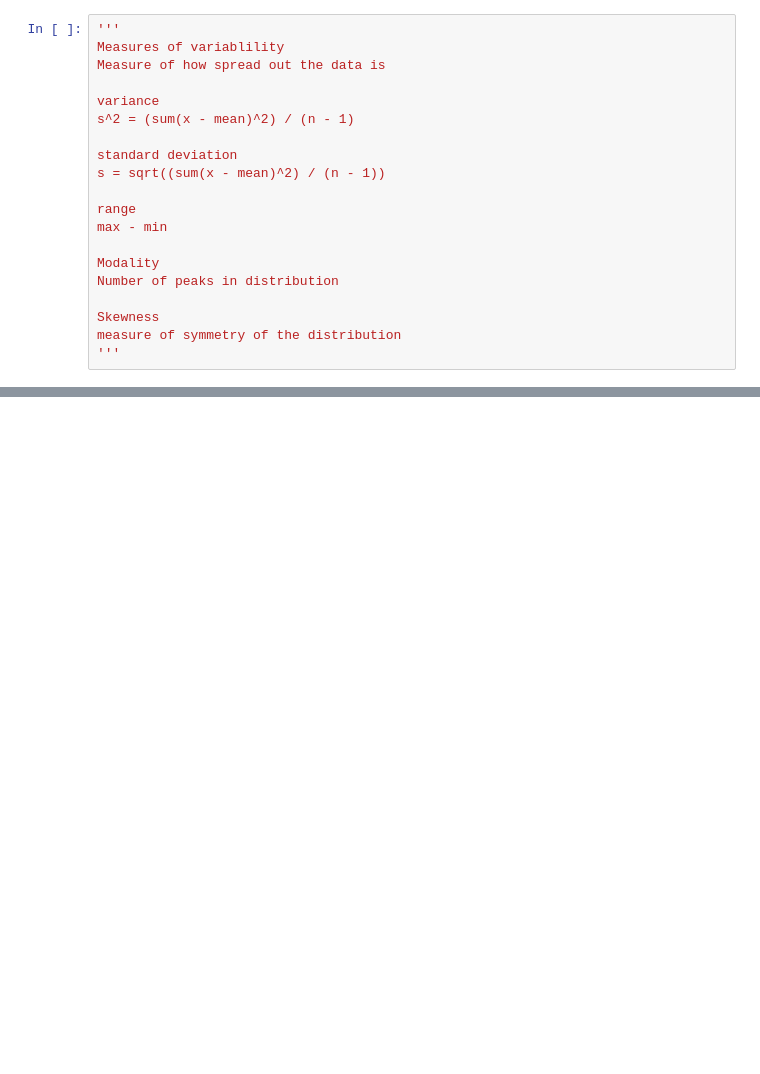
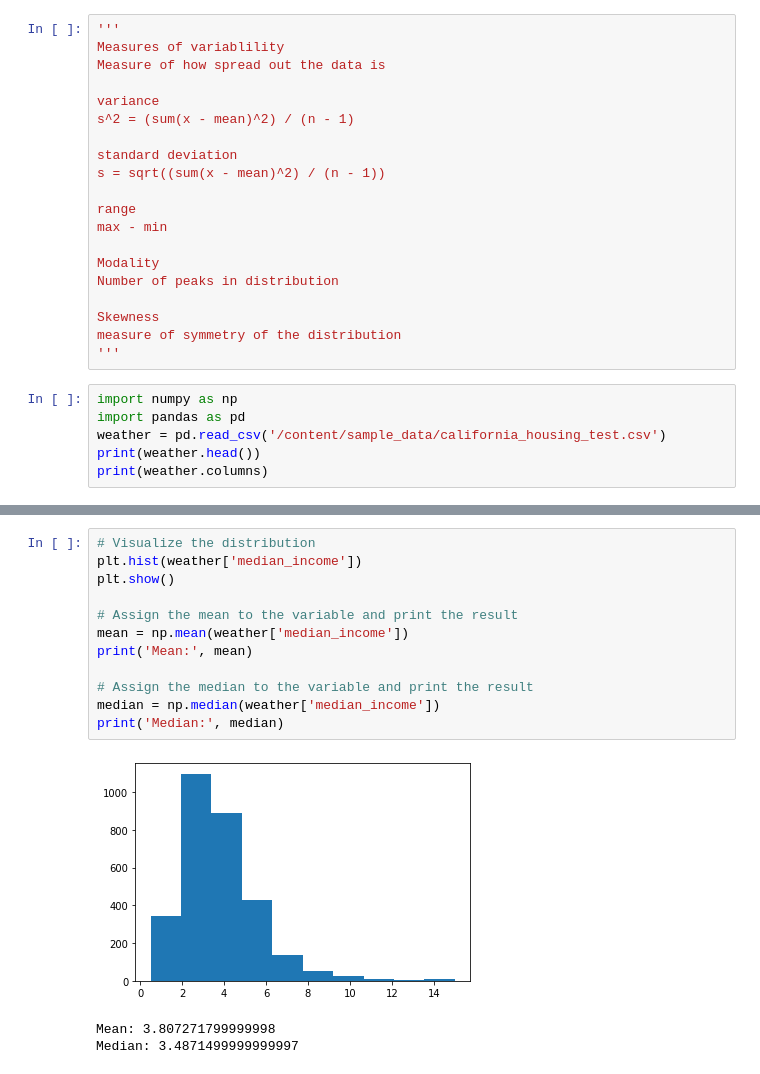
Before and after one commit to TedHaley/courses, a Jupyter notebook: Practicing_Statistics_Interview_Questions_in_Python.ipynb, the cells around one changed output, grey strips where cells are left out. Saved outputs shown, nothing was run; the diff lists cells and outputs as text; blank space fills up the shorter version.

```diff
--- a/Practicing_Statistics_Interview_Questions_in_Python.ipynb
+++ b/Practicing_Statistics_Interview_Questions_in_Python.ipynb
@@ -278,3 +278,9 @@ Number of peaks in distribution
 Skewness
 measure of symmetry of the distribution
 '''
+# %%
+import numpy as np
+import pandas as pd
+weather = pd.read_csv('/content/sample_data/california_housing_test.csv')
+print(weather.head())
+print(weather.columns)
@@ -280,0 +300,16 @@ measure of symmetry of the distribution
+# %%
+# Visualize the distribution
+plt.hist(weather['median_income'])
+plt.show()
+
+# Assign the mean to the variable and print the result
+mean = np.mean(weather['median_income'])
+print('Mean:', mean)
+
+# Assign the median to the variable and print the result
+median = np.median(weather['median_income'])
+print('Median:', median)
+# %% [output]
+[figure, added]
+Mean: 3.807271799999998
+Median: 3.4871499999999997
```
Also changed, not shown: parts of 3 cells of this notebook.
